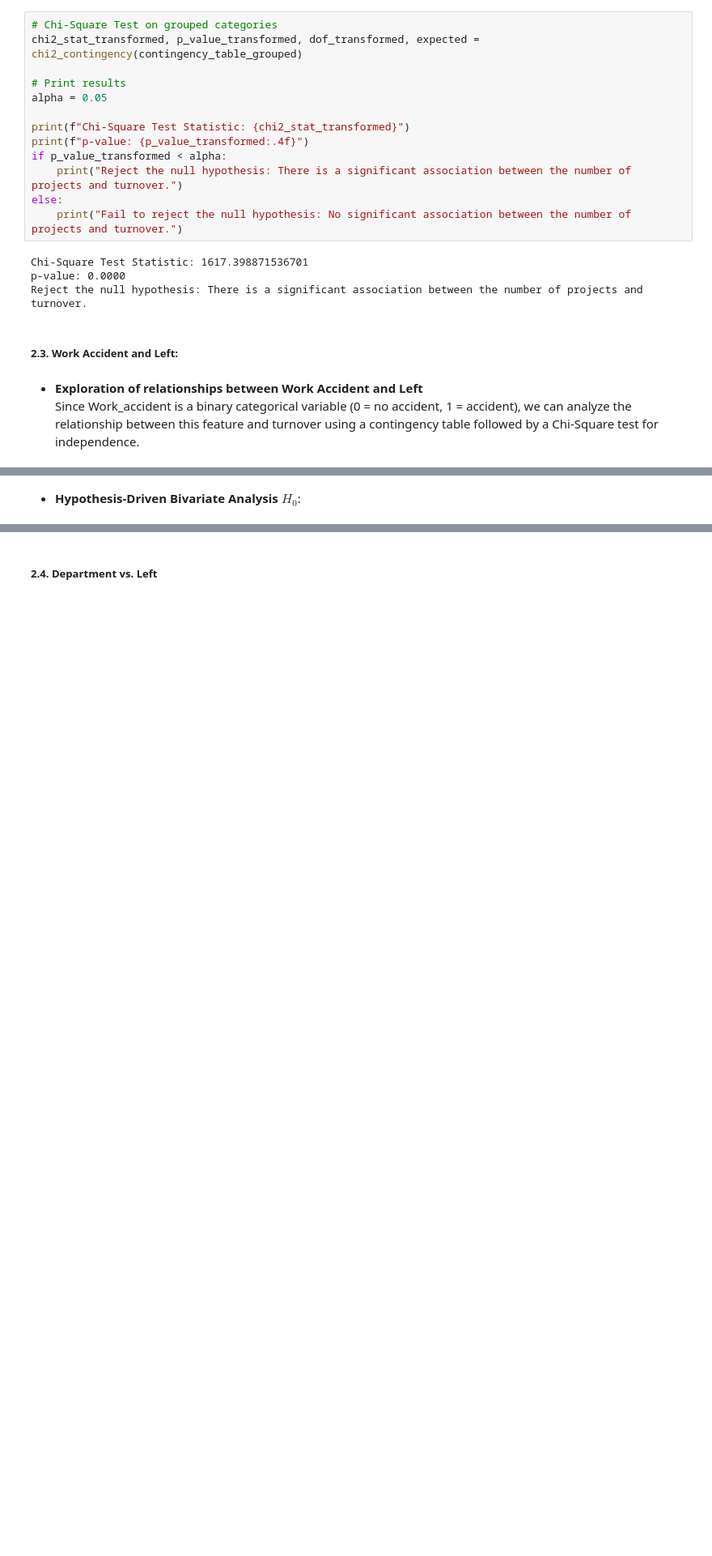
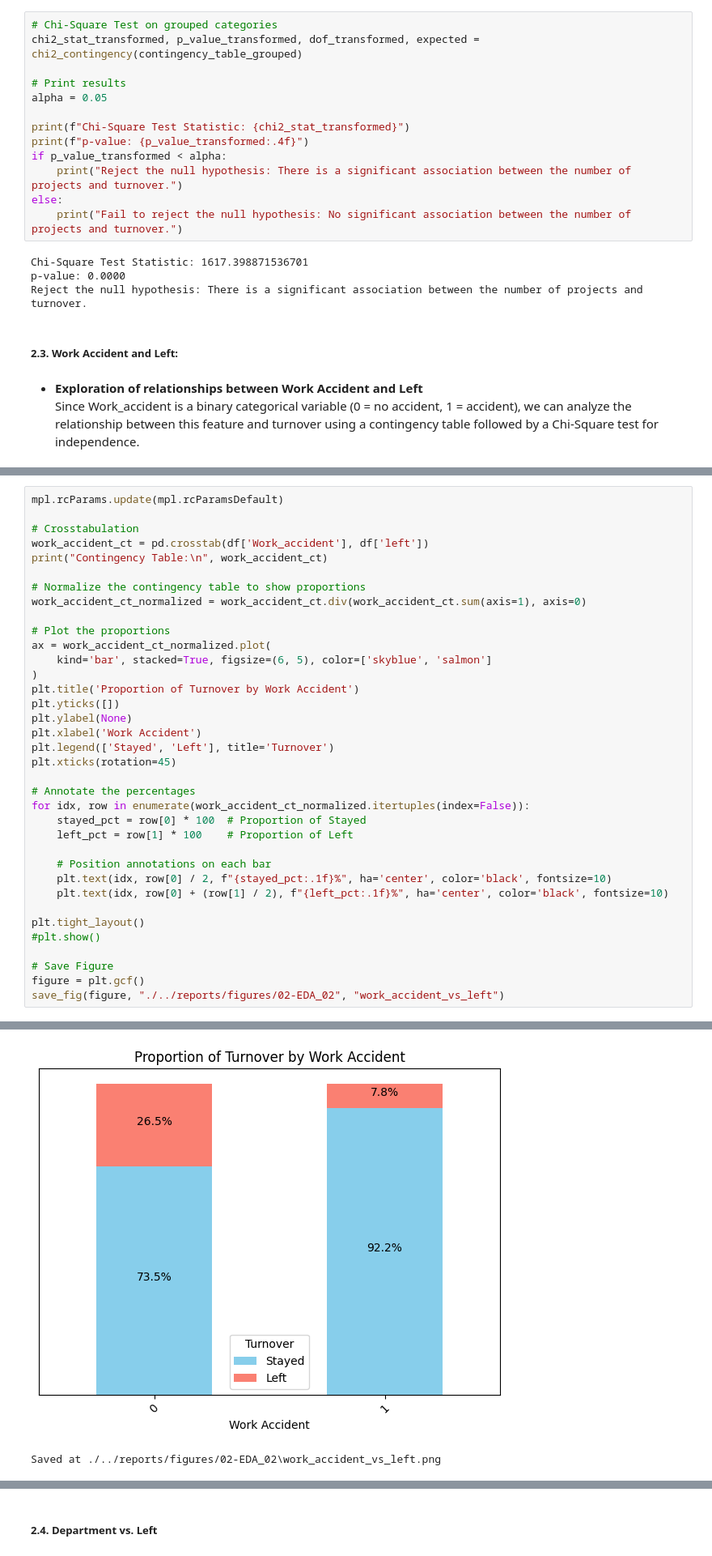
Before and after one commit to fausstoo/employee-churn-prediction-model, a Jupyter notebook: notebooks/EDA_02.ipynb, the cells around one changed output, grey strips where cells are left out. Shown at 81% size. Cells and saved outputs as stored; diff of their text form; blank space fills up the shorter version.

```diff
--- a/notebooks/EDA_02.ipynb
+++ b/notebooks/EDA_02.ipynb
@@ -1031,3 +1037,37 @@ Saved at ./../reports/figures/02-EDA_02\work_accident_vs_left.png
-# %% [markdown]
-- **Hypothesis-Driven Bivariate Analysis**
-$H_0$:
+# %%
+mpl.rcParams.update(mpl.rcParamsDefault)
+
+# Crosstabulation
+work_accident_ct = pd.crosstab(df['Work_accident'], df['left'])
+print("Contingency Table:\n", work_accident_ct)
+
+# Normalize the contingency table to show proportions
+work_accident_ct_normalized = work_accident_ct.div(work_accident_ct.sum(axis=1), axis=0)
+
+# Plot the proportions
+ax = work_accident_ct_normalized.plot(
+    kind='bar', stacked=True, figsize=(6, 5), color=['skyblue', 'salmon']
+)
+plt.title('Proportion of Turnover by Work Accident')
+plt.yticks([])
+plt.ylabel(None)
+plt.xlabel('Work Accident')
+plt.legend(['Stayed', 'Left'], title='Turnover')
+plt.xticks(rotation=45)
+
+# Annotate the percentages
+for idx, row in enumerate(work_accident_ct_normalized.itertuples(index=False)):
+    stayed_pct = row[0] * 100  # Proportion of Stayed
+    left_pct = row[1] * 100    # Proportion of Left
+
+    # Position annotations on each bar
+    plt.text(idx, row[0] / 2, f"{stayed_pct:.1f}%", ha='center', color='black', fontsize=10)
+    plt.text(idx, row[0] + (row[1] / 2), f"{left_pct:.1f}%", ha='center', color='black', fontsize=10)
+
+plt.tight_layout()
+#plt.show()
+
+# Save Figure
+figure = plt.gcf()
+save_fig(figure, "./../reports/figures/02-EDA_02", "work_accident_vs_left")
+# %% [output]
@@ -1033,0 +1079,2 @@ $H_0$:
+[figure, added]
+Saved at ./../reports/figures/02-EDA_02\work_accident_vs_left.png
```
Also changed, not shown: parts of 24 cells of this notebook.
